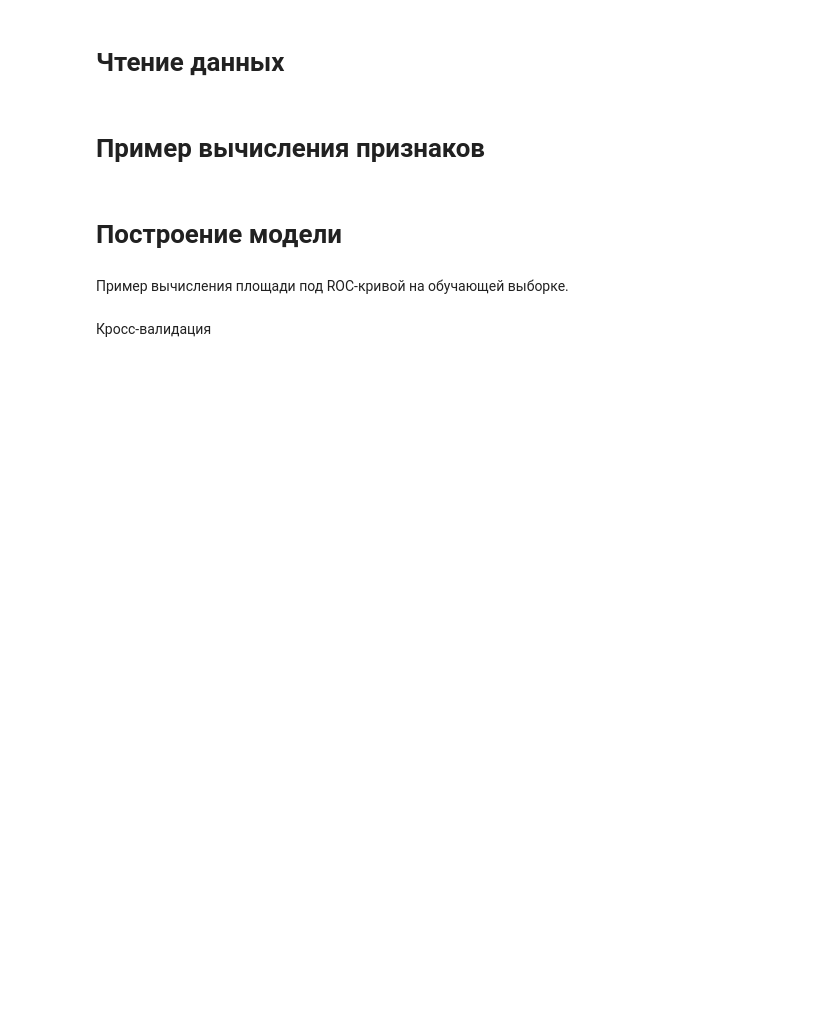
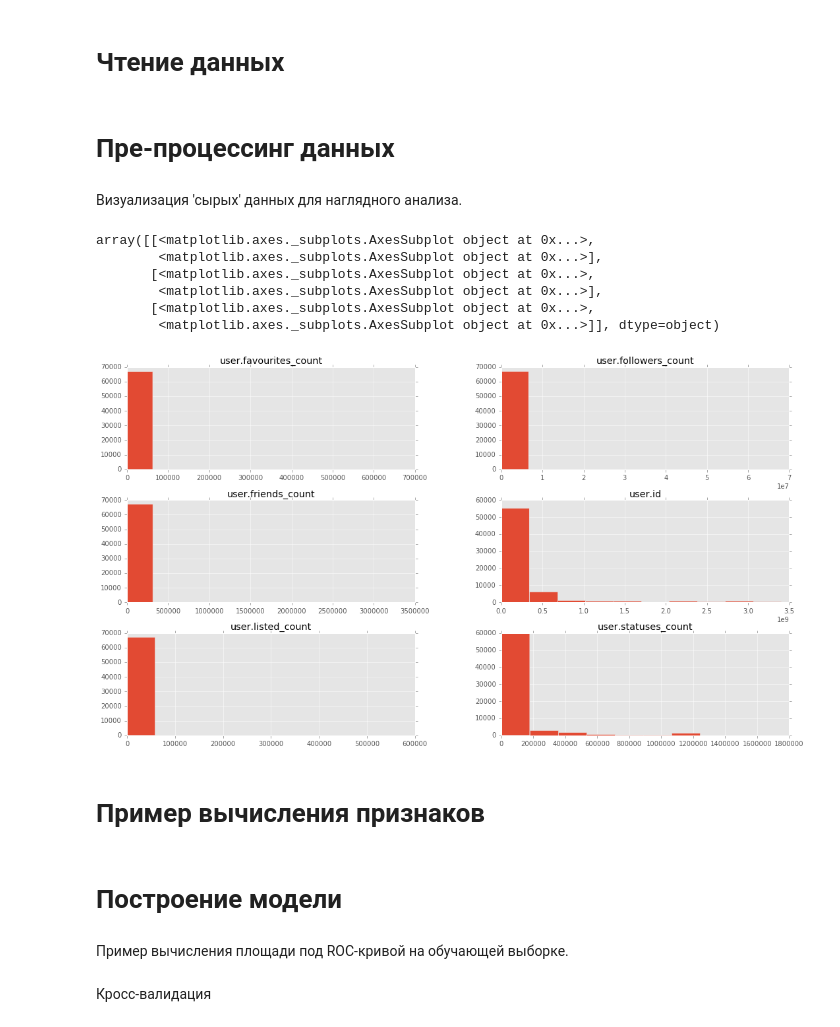
Before and after one commit to Evgeneus/InData-Labs-Contest, a Jupyter notebook: star_mission.ipynb, the cells around one changed output. Cells and saved outputs as stored; diff of their text form; code cells hidden in the pictures; blank space fills up the shorter version.

```diff
--- a/star_mission.ipynb
+++ b/star_mission.ipynb
@@ -16,6 +18,22 @@ train = pd.read_csv('train.csv', encoding='utf-8',
                     dialect='excel', lineterminator='\n')
 
 assert(train.columns[-1] == 'retweet_count')
+# %% [markdown]
+# Пре-процессинг данных
+# %% [markdown]
+Визуализация 'сырых' данных для наглядного анализа.
+# %%
+plt.style.use('ggplot')
+pd.DataFrame.hist(train[['user.id', 'user.statuses_count', 'user.followers_count',
+                        'user.friends_count', 'user.listed_count', 'user.favourites_count']], figsize = [18,10])
+# %% [output]
+array([[<matplotlib.axes._subplots.AxesSubplot object at 0x...>,
+        <matplotlib.axes._subplots.AxesSubplot object at 0x...>],
+       [<matplotlib.axes._subplots.AxesSubplot object at 0x...>,
+        <matplotlib.axes._subplots.AxesSubplot object at 0x...>],
+       [<matplotlib.axes._subplots.AxesSubplot object at 0x...>,
+        <matplotlib.axes._subplots.AxesSubplot object at 0x...>]], dtype=object)
+[figure, added]
 # %% [markdown]
 # Пример вычисления признаков
 # %%
```
Also changed, not shown: parts of 3 cells of this notebook.
